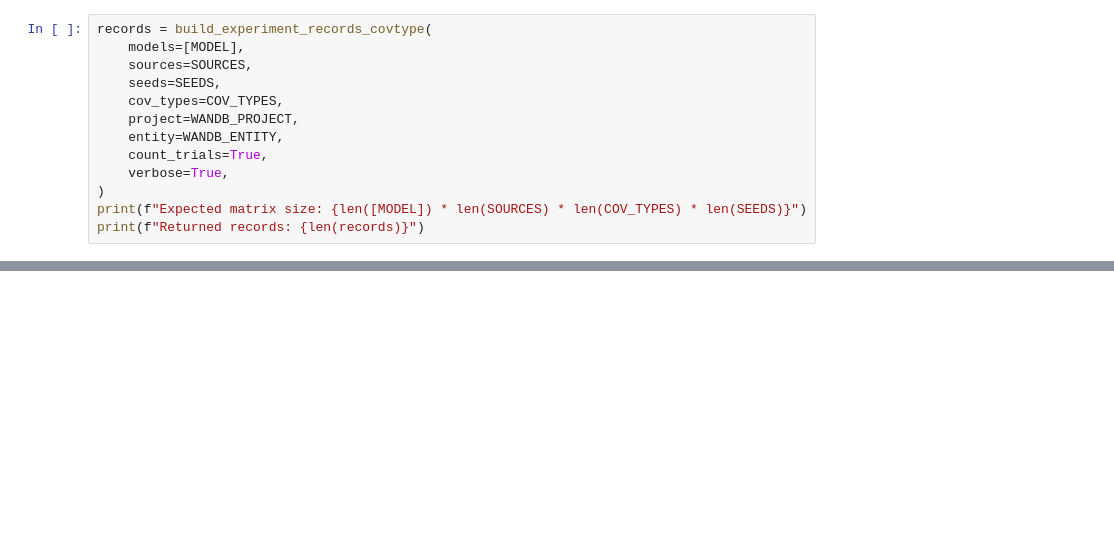
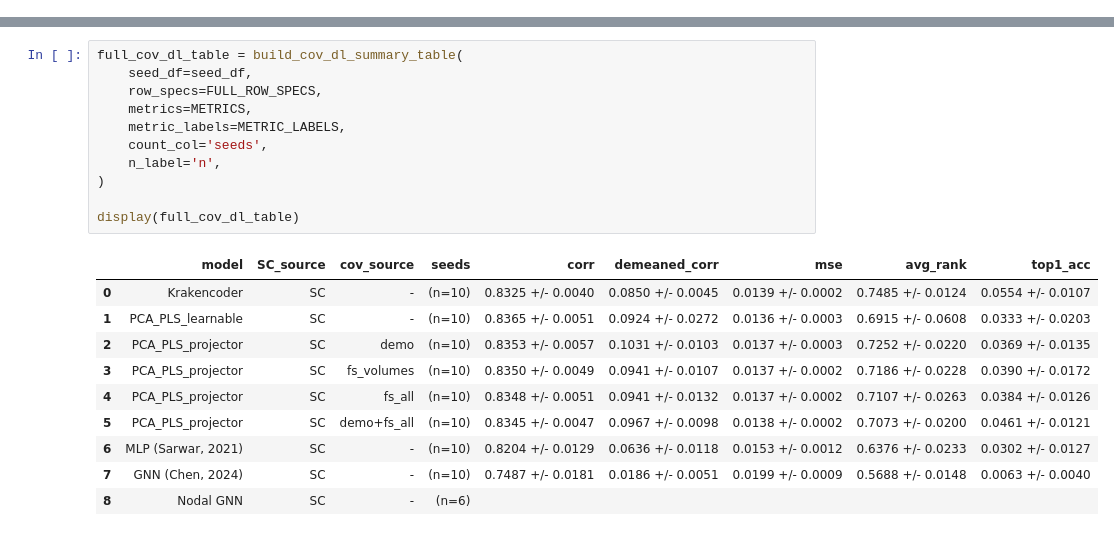
Before and after one commit to alexander-ratzan/Conn2Conn, a Jupyter notebook: scrape_covtype_results.ipynb, the cells around one changed output, grey strips where cells are left out. Drawn from its saved outputs; the diff is of its cells as text; blank space fills up the shorter version.

```diff
--- a/scrape_covtype_results.ipynb
+++ b/scrape_covtype_results.ipynb
@@ -47,13 +43,0 @@ METRICS_OF_INTEREST = [
-# %%
-records = build_experiment_records_covtype(
-    models=[MODEL],
-    sources=SOURCES,
-    seeds=SEEDS,
-    cov_types=COV_TYPES,
-    project=WANDB_PROJECT,
-    entity=WANDB_ENTITY,
-    count_trials=True,
-    verbose=True,
-)
-print(f"Expected matrix size: {len([MODEL]) * len(SOURCES) * len(COV_TYPES) * len(SEEDS)}")
-print(f"Returned records: {len(records)}")
@@ -232,0 +331,22 @@ Columns preview:
+# %%
+full_cov_dl_table = build_cov_dl_summary_table(
+    seed_df=seed_df,
+    row_specs=FULL_ROW_SPECS,
+    metrics=METRICS,
+    metric_labels=METRIC_LABELS,
+    count_col='seeds',
+    n_label='n',
+)
+
+display(full_cov_dl_table)
+# %% [output]
+|  | model | SC_source | cov_source | seeds | corr | demeaned_corr | mse | avg_rank | top1_acc |
+| 0 | Krakencoder | SC | - | (n=10) | 0.8325 +/- 0.0040 | 0.0850 +/- 0.0045 | 0.0139 +/- 0.0002 | 0.7485 +/- 0.0124 | 0.0554 +/- 0.0107 |
+| 1 | PCA_PLS_learnable | SC | - | (n=10) | 0.8365 +/- 0.0051 | 0.0924 +/- 0.0272 | 0.0136 +/- 0.0003 | 0.6915 +/- 0.0608 | 0.0333 +/- 0.0203 |
+| 2 | PCA_PLS_projector | SC | demo | (n=10) | 0.8353 +/- 0.0057 | 0.1031 +/- 0.0103 | 0.0137 +/- 0.0003 | 0.7252 +/- 0.0220 | 0.0369 +/- 0.0135 |
+| 3 | PCA_PLS_projector | SC | fs_volumes | (n=10) | 0.8350 +/- 0.0049 | 0.0941 +/- 0.0107 | 0.0137 +/- 0.0002 | 0.7186 +/- 0.0228 | 0.0390 +/- 0.0172 |
+| 4 | PCA_PLS_projector | SC | fs_all | (n=10) | 0.8348 +/- 0.0051 | 0.0941 +/- 0.0132 | 0.0137 +/- 0.0002 | 0.7107 +/- 0.0263 | 0.0384 +/- 0.0126 |
+| 5 | PCA_PLS_projector | SC | demo+fs_all | (n=10) | 0.8345 +/- 0.0047 | 0.0967 +/- 0.0098 | 0.0138 +/- 0.0002 | 0.7073 +/- 0.0200 | 0.0461 +/- 0.0121 |
+| 6 | MLP (Sarwar, 2021) | SC | - | (n=10) | 0.8204 +/- 0.0129 | 0.0636 +/- 0.0118 | 0.0153 +/- 0.0012 | 0.6376 +/- 0.0233 | 0.0302 +/- 0.0127 |
+| 7 | GNN (Chen, 2024) | SC | - | (n=10) | 0.7487 +/- 0.0181 | 0.0186 +/- 0.0051 | 0.0199 +/- 0.0009 | 0.5688 +/- 0.0148 | 0.0063 +/- 0.0040 |
+| 8 | Nodal GNN | SC | - | (n=6) |  |  |  |  |  |
```
Also changed, not shown: parts of 26 cells of this notebook, 31 other files.
